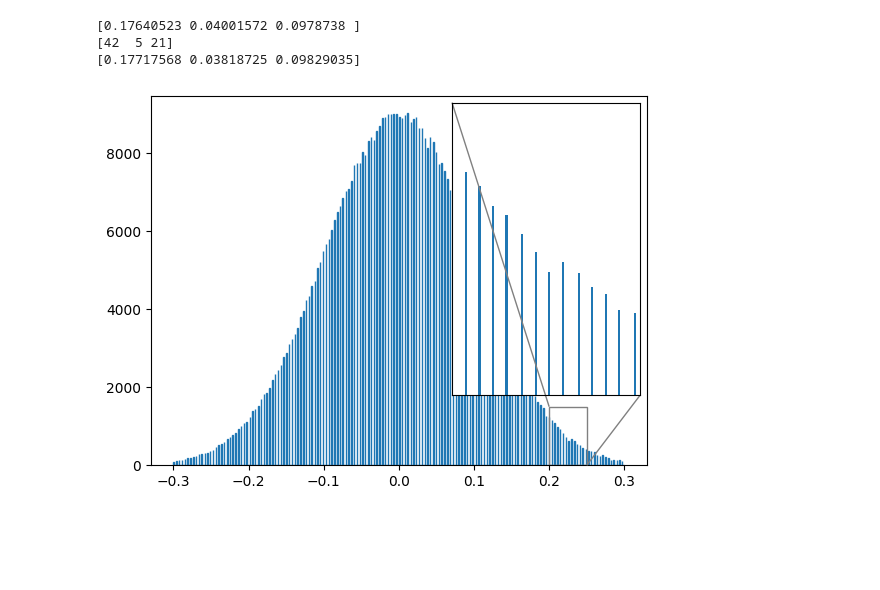
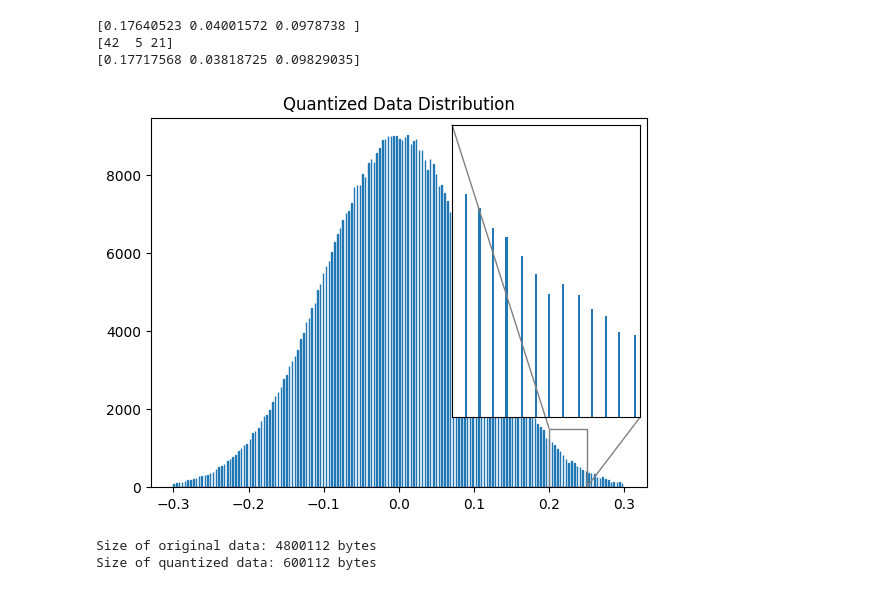
Before and after one commit to JamesPsh/CodeSnippets, a Jupyter notebook: FastQuantizationExamples/FastQuantizationExamples.ipynb, the cells around one changed output. Cells and saved outputs as stored; diff of their text form; code cells hidden in the pictures; blank space fills up the shorter version.

```diff
--- a/FastQuantizationExamples/FastQuantizationExamples.ipynb
+++ b/FastQuantizationExamples/FastQuantizationExamples.ipynb
@@ -32,18 +34,25 @@ print(f_quantized[:3])
 # %%
 # Create histogram
 fig, ax = plt.subplots()
 ax.hist(f_quantized, bins=1000, range=(-0.3, 0.3), edgecolor="C0")
+ax.set_title('Quantized Data Distribution')
 
 # Create zoom inset
 axins = zoomed_inset_axes(ax, 5, loc='upper right')
 axins.hist(f_quantized, bins=1000, range=(-0.3, 0.3))
 
 x1, x2, y1, y2 = 0.2, 0.25, 0, 1500
 axins.set_xlim(x1, x2)
 axins.set_ylim(y1, y2)
 axins.axes.xaxis.set_visible(False)
 axins.axes.yaxis.set_visible(False)
 mark_inset(ax, axins, loc1=2, loc2=4, fc="none", ec="0.5")
 plt.show()
 # %% [output]
-[figure, old version]
+[figure, new version]
+# %%
+print(f"Size of original data: {sys.getsizeof(f)} bytes")
+print(f"Size of quantized data: {sys.getsizeof(q)} bytes")
+# %% [output]
+Size of original data: 4800112 bytes
+Size of quantized data: 600112 bytes
```
Also changed, not shown: parts of 1 cell of this notebook.
